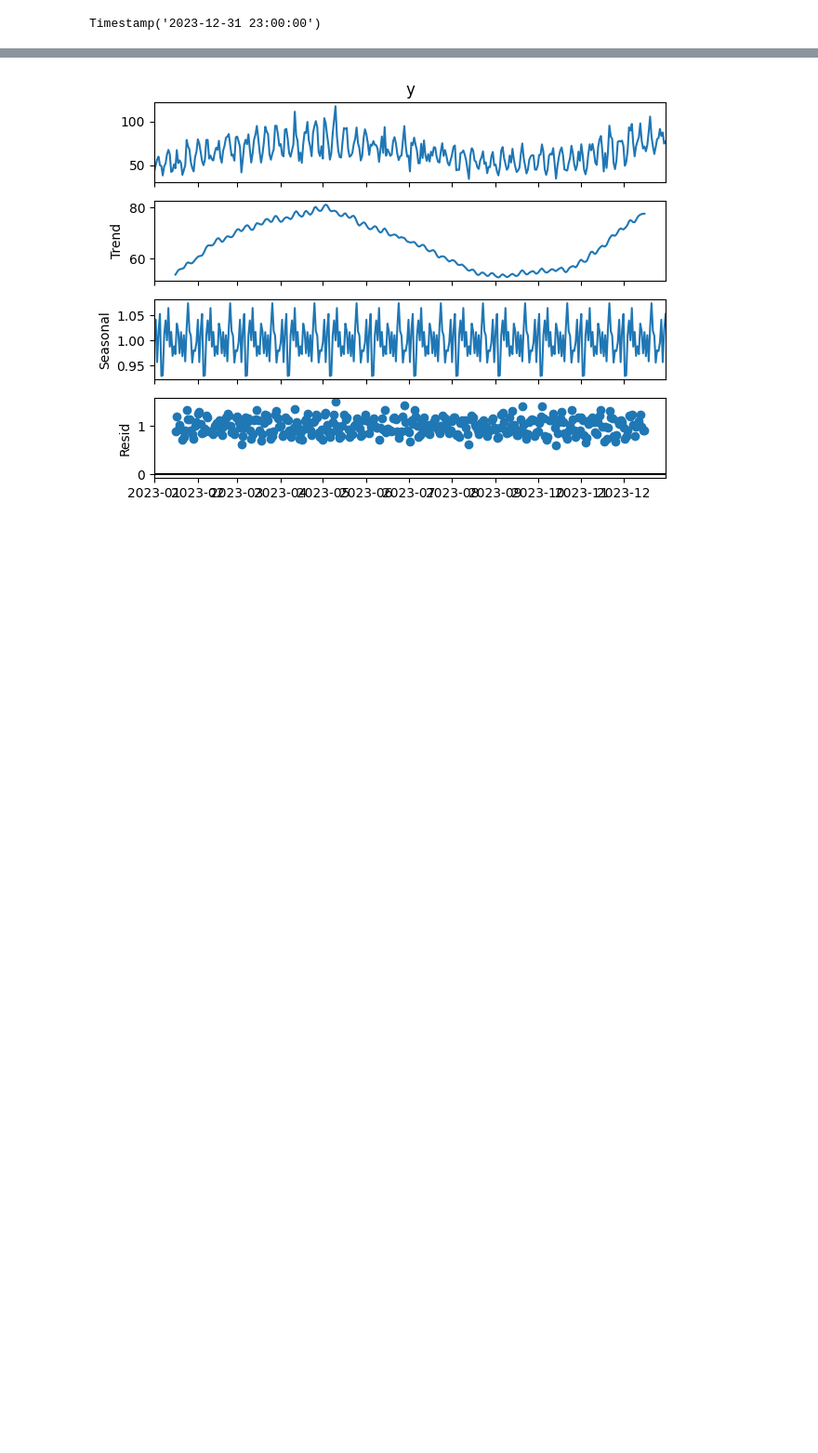
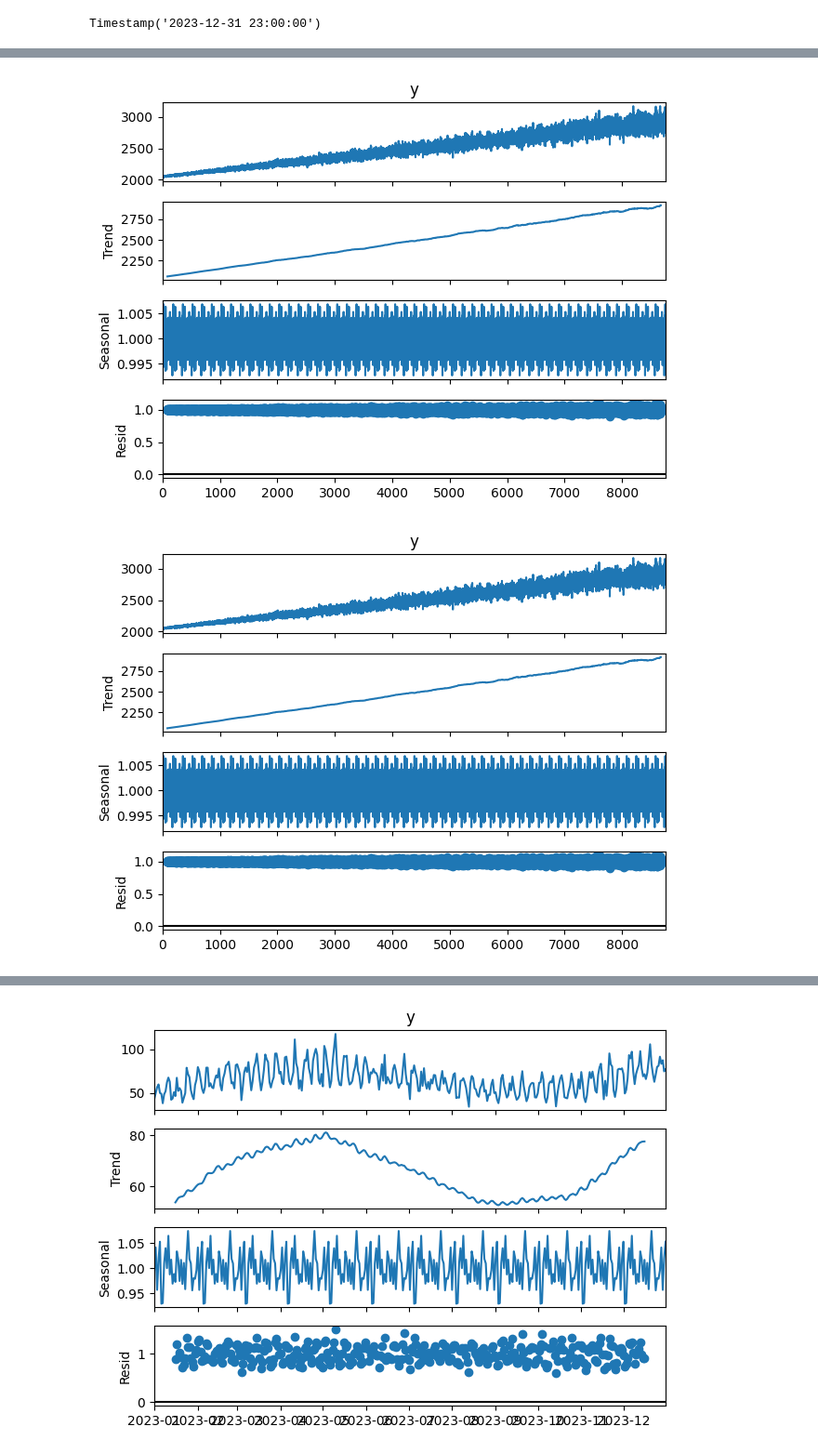
Before and after one commit to uvamsi76/Power_Consumption_prediction_timeseries, a Jupyter notebook: learn.ipynb, the cells around one changed output, grey strips where cells are left out. Shown at 93% size. Cells and saved outputs as stored; diff of their text form; code cells hidden in the pictures; blank space fills up the shorter version.

```diff
--- a/learn.ipynb
+++ b/learn.ipynb
@@ -57 +65,8 @@ df.shape
+# %%
+decomposition = seasonal_decompose(df2['y'], model='multiplicative', period=int(24*7))
+
+decomposition.plot()
+# %% [output]
+[figure, added]
+[figure, added]
 # %%
```
Also changed, not shown: parts of 8 cells of this notebook, 11 other files.
